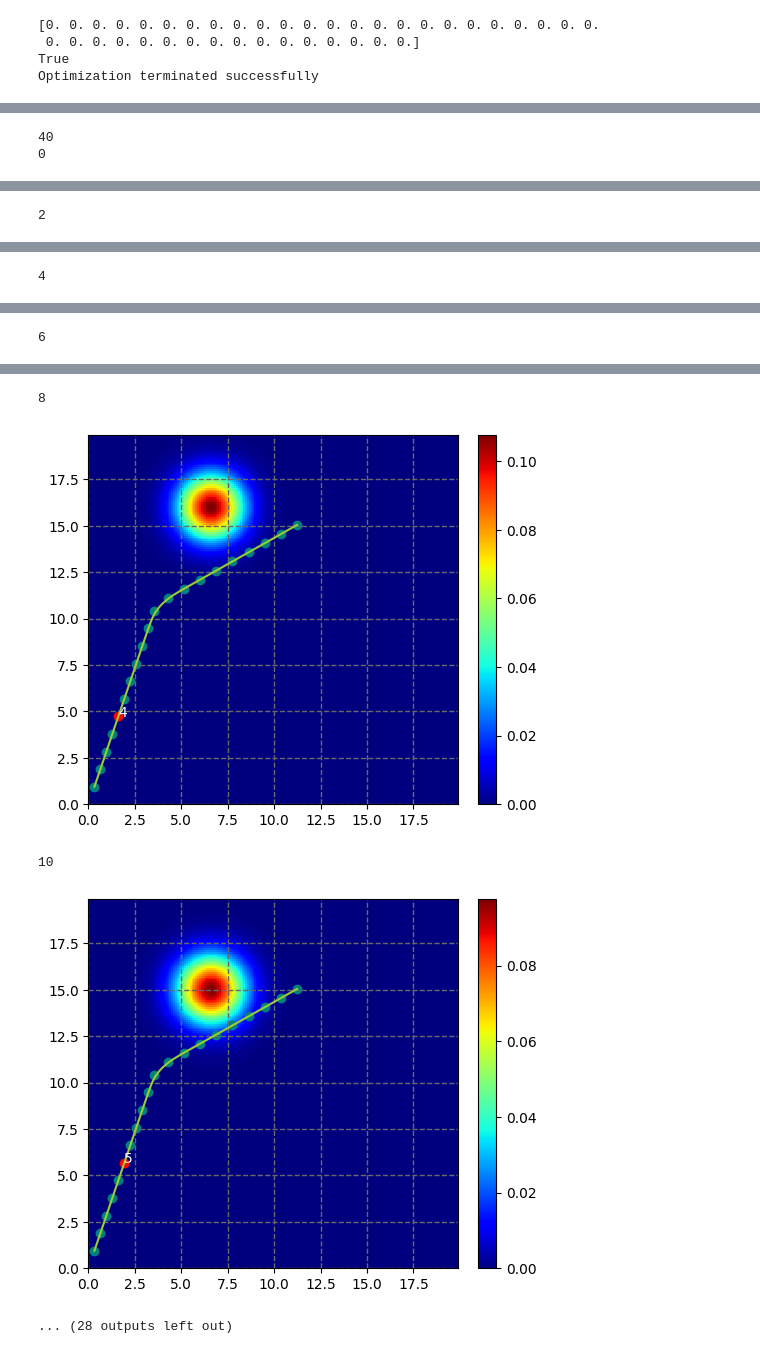
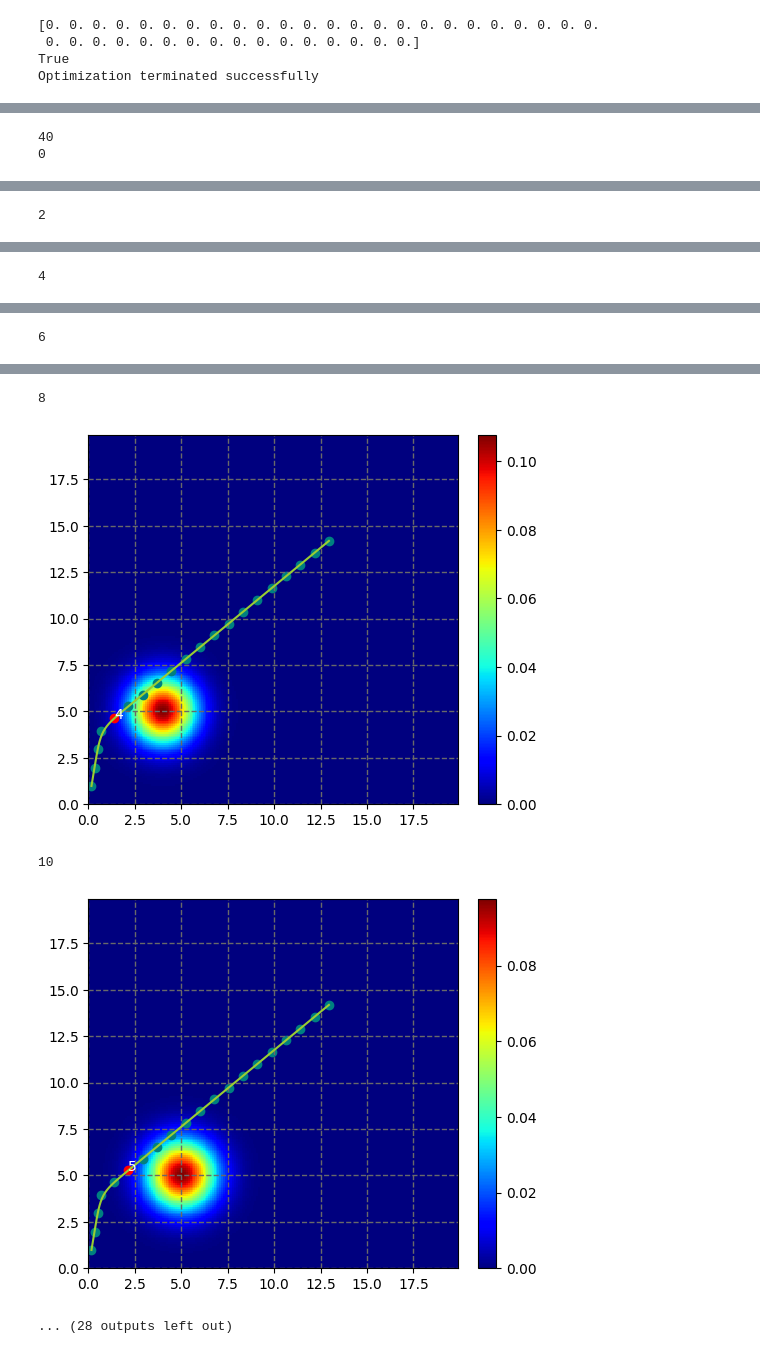
Before and after one commit to re1983/bspline_opt, a Jupyter notebook: opt_exp.ipynb, the cells around one changed output, grey strips where cells are left out. Drawn from its saved outputs; the diff is of its cells as text; code cells hidden in the pictures.

```diff
--- a/opt_exp.ipynb
+++ b/opt_exp.ipynb
@@ -16,7 +16,7 @@ y0 = 0
 sigx = 1
 sigy = 1
 Xg, Yg = np.meshgrid(x, y)
-SiP = [6.6, 20]
+SiP = [0, 5]
 # %%
 def gauss_function_2d(x, x0, y0, sigma_x, sigma_y):
     '''Calculate the values of an unrotated Gauss function given positions
@@ -73,7 +73,8 @@ def obj_crete(x):
     arr = np.zeros(int(len(x)/2))
     # print(arr)
     for i in range(0, len(x), 2):
-        tmp.append(gauss_function_2d([x[i], x[i+1]], SiP[0], abs(SiP[1]-(i/2)), 1.05**(i/2), 1.05**(i/2)))
+        # tmp.append(gauss_function_2d([x[i], x[i+1]], SiP[0], abs(SiP[1]-(i/2)), 1.05**(i/2), 1.05**(i/2)))
+        tmp.append(gauss_function_2d([x[i], x[i+1]], abs(SiP[0]-(i/2)),SiP[1], 1.05**(i/2), 1.05**(i/2)))
     arr_tmp = np.array(tmp)
     arr = arr_tmp + arr
     tmp = []
@@ -160,7 +161,8 @@ print(len(res.x))
 for j in range(0, len(res.x), 2):
     cp = []
     print(j)
-    G = gauss_function_2d([Xg, Yg], SiP[0], abs(SiP[1]-(j/2)), 1.05**(j/2), 1.05**(j/2))
+    # G = gauss_function_2d([Xg, Yg], SiP[0], abs(SiP[1]-(j/2)), 1.05**(j/2), 1.05**(j/2))
+    G = gauss_function_2d([Xg, Yg], abs(SiP[0]-(j/2)), SiP[1], 1.05**(j/2), 1.05**(j/2))
     fig = figure()
     ax = fig.add_subplot(1,1,1)
     box = (x.min(), x.max(), y.min(), y.max())          # left, right, bottom, top
@@ -202,7 +204,7 @@ plt.close()
 8
-[figure, old version]
+[figure, new version]
 10
-[figure, old version]
+[figure, new version]
 ... (28 outputs left out)
 # %%
 import imageio
```
Also changed, not shown: parts of 3 cells of this notebook, 5 other files.
